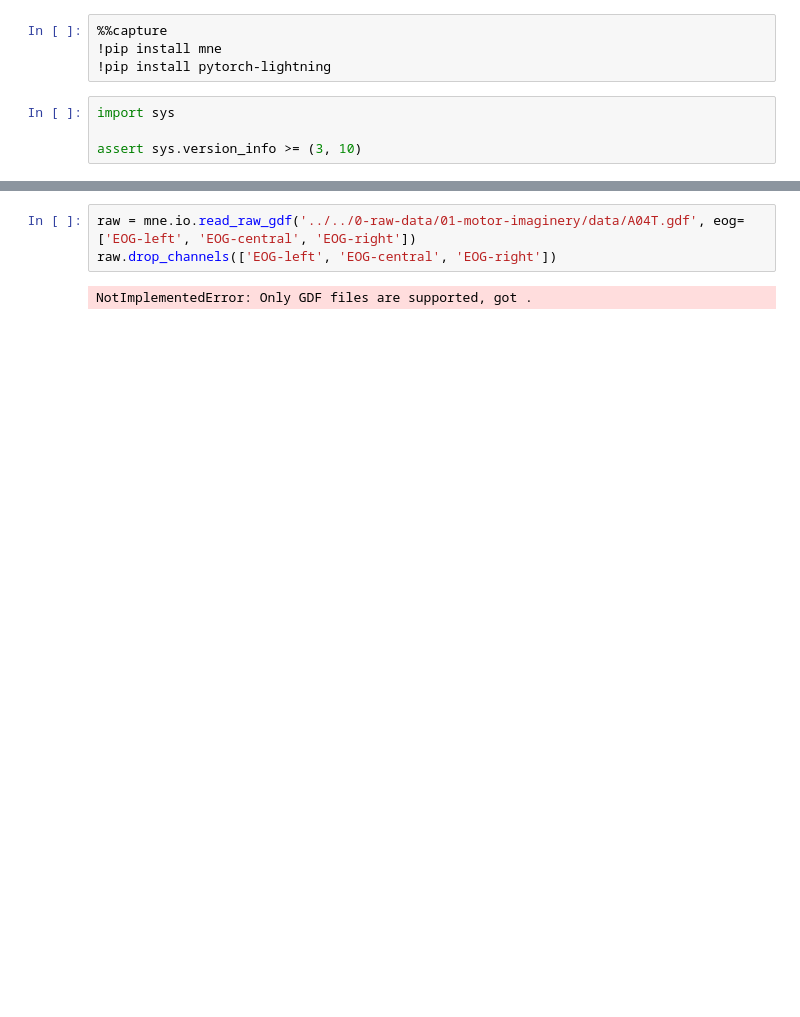
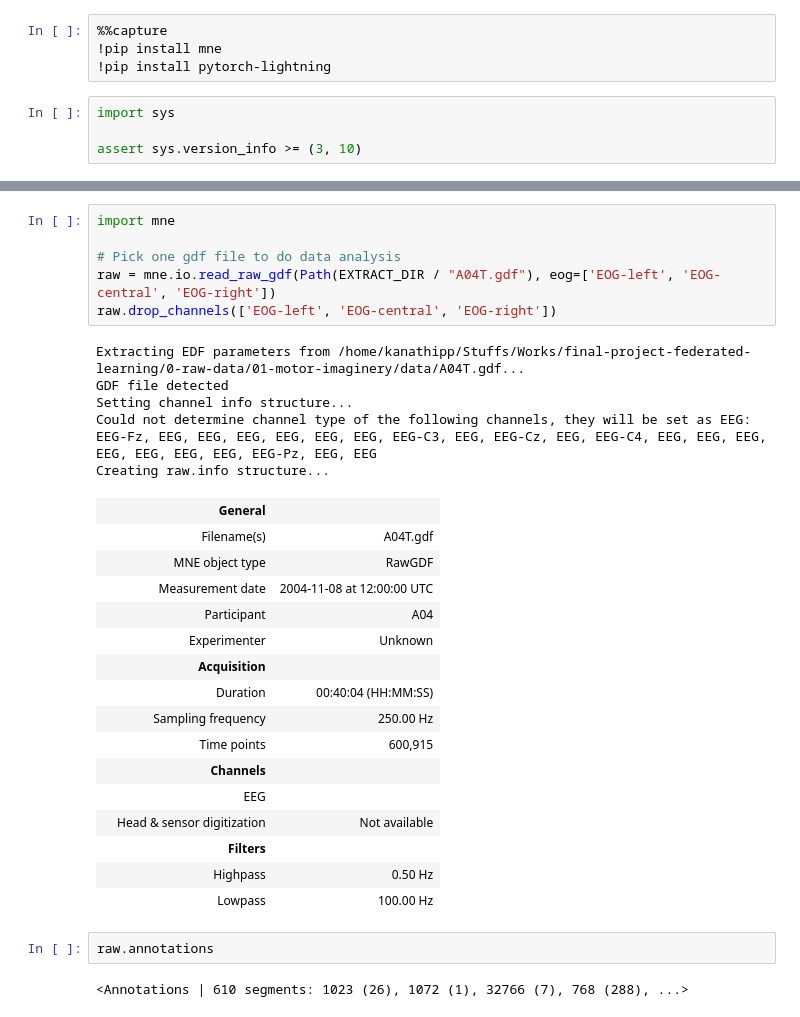
Before and after one commit to KanathipP/final-project-federated-learning, a Jupyter notebook: 1-data-cleaning-pipelines/motor-imaginary-data-cleaning-pipeline/data_analysis.ipynb, the cells around one changed output, grey strips where cells are left out. Cells and saved outputs as stored; diff of their text form; blank space fills up the shorter version.

```diff
--- a/1-data-cleaning-pipelines/motor-imaginary-data-cleaning-pipeline/data_analysis.ipynb
+++ b/1-data-cleaning-pipelines/motor-imaginary-data-cleaning-pipeline/data_analysis.ipynb
@@ -25,5 +37,33 @@ prepare_data()
 # %%
-raw = mne.io.read_raw_gdf('../../0-raw-data/01-motor-imaginery/data/A04T.gdf', eog=['EOG-left', 'EOG-central', 'EOG-right'])
+import mne
+
+# Pick one gdf file to do data analysis
+raw = mne.io.read_raw_gdf(Path(EXTRACT_DIR / "A04T.gdf"), eog=['EOG-left', 'EOG-central', 'EOG-right'])
 raw.drop_channels(['EOG-left', 'EOG-central', 'EOG-right'])
 # %% [output]
-NotImplementedError: Only GDF files are supported, got .
+Extracting EDF parameters from /home/kanathipp/Stuffs/Works/final-project-federated-learning/0-raw-data/01-motor-imaginery/data/A04T.gdf...
+GDF file detected
+Setting channel info structure...
+Could not determine channel type of the following channels, they will be set as EEG:
+EEG-Fz, EEG, EEG, EEG, EEG, EEG, EEG, EEG-C3, EEG, EEG-Cz, EEG, EEG-C4, EEG, EEG, EEG, EEG, EEG, EEG, EEG, EEG-Pz, EEG, EEG
+Creating raw.info structure...
+|  | General |  |
+|  | Filename(s) | A04T.gdf |
+|  | MNE object type | RawGDF |
+|  | Measurement date | 2004-11-08 at 12:00:00 UTC |
+|  | Participant | A04 |
+|  | Experimenter | Unknown |
+|  | Acquisition |  |
+|  | Duration | 00:40:04 (HH:MM:SS) |
+|  | Sampling frequency | 250.00 Hz |
+|  | Time points | 600,915 |
+|  | Channels |  |
+|  | EEG |  |
+|  | Head & sensor digitization | Not available |
+|  | Filters |  |
+|  | Highpass | 0.50 Hz |
+|  | Lowpass | 100.00 Hz |
+# %%
+raw.annotations
+# %% [output]
+<Annotations | 610 segments: 1023 (26), 1072 (1), 32766 (7), 768 (288), ...>
```
Also changed, not shown: parts of 11 cells of this notebook, 2 other files.
